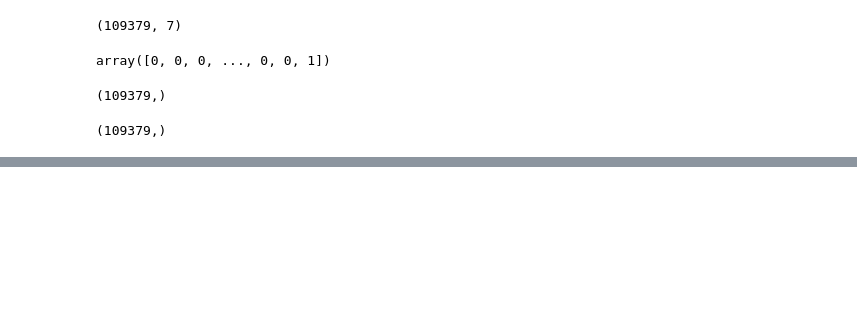
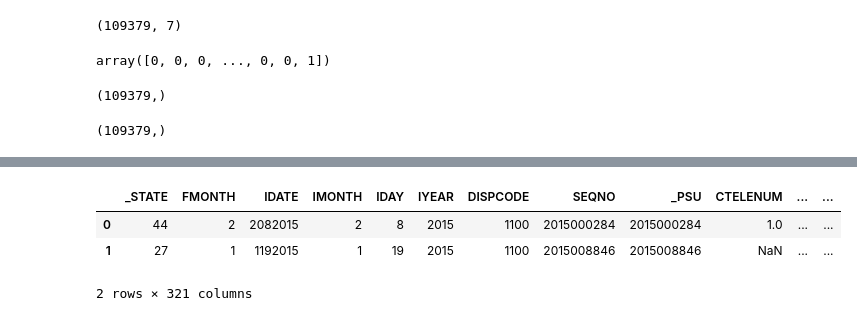
Before and after one commit to epfml/ml-project-1-whai, a Jupyter notebook: seeing_data.ipynb, the cells around one changed output, grey strips where cells are left out. Drawn from its saved outputs; the diff is of its cells as text; code cells hidden in the pictures; blank space fills up the shorter version.

```diff
--- a/seeing_data.ipynb
+++ b/seeing_data.ipynb
@@ -463,0 +393,7 @@ predictions.shape
+# %%
+pd.read_csv("data/x_test0.csv").head(2)
+# %% [output]
+|  | _STATE | FMONTH | IDATE | IMONTH | IDAY | IYEAR | DISPCODE | SEQNO | _PSU | CTELENUM | ... | ... |
+| 0 | 44 | 2 | 2082015 | 2 | 8 | 2015 | 1100 | 2015000284 | 2015000284 | 1.0 | ... | ... |
+| 1 | 27 | 1 | 1192015 | 1 | 19 | 2015 | 1100 | 2015008846 | 2015008846 | NaN | ... | ... |
+2 rows × 321 columns
```
Also changed, not shown: parts of 29 cells of this notebook.
